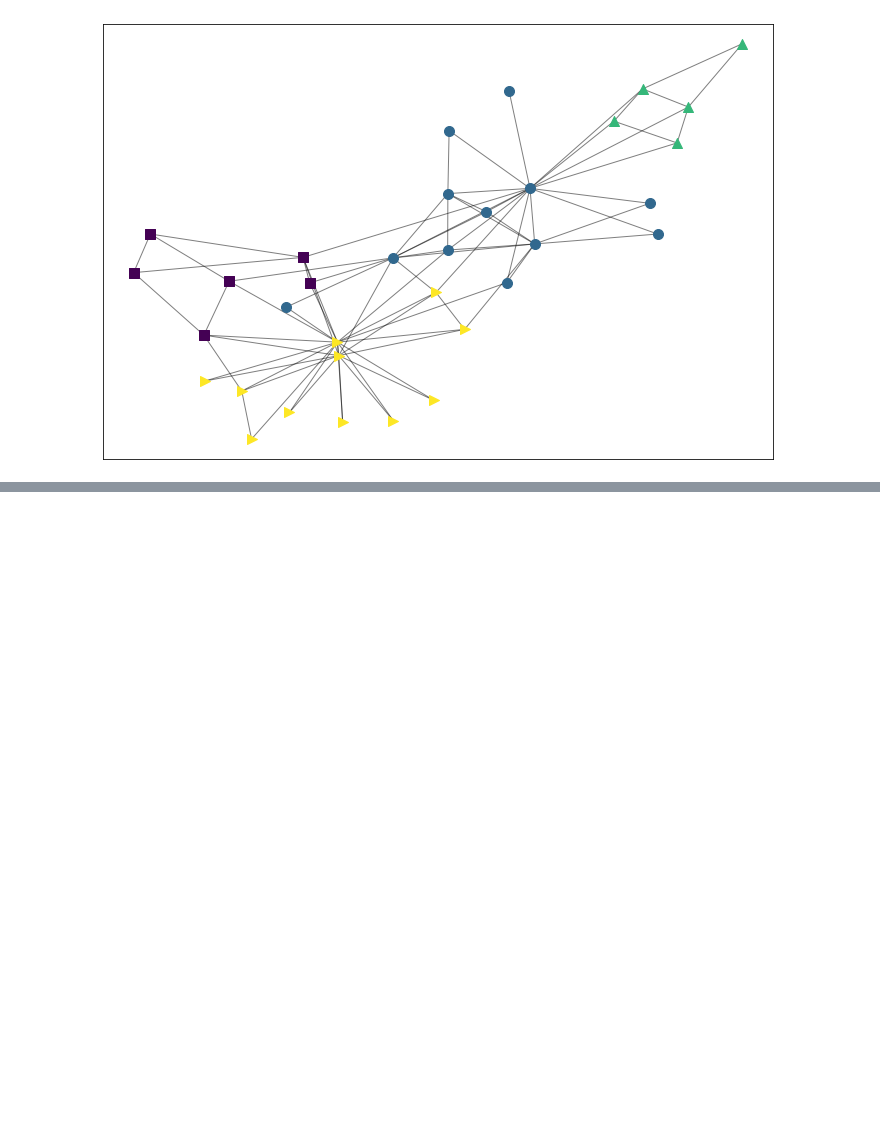
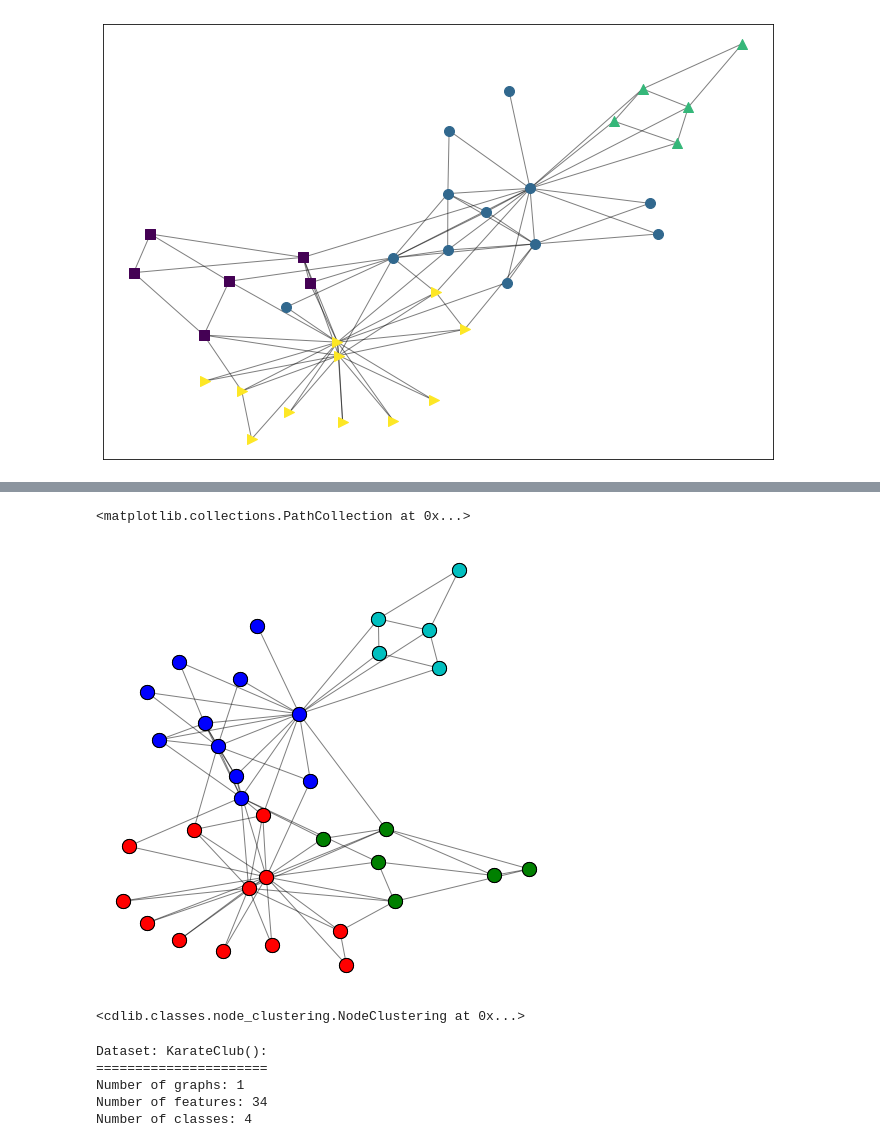
Before and after one commit to mamintoosi-papers-codes/ClusterGCN, a Jupyter notebook: karate.ipynb, the cells around one changed output, grey strips where cells are left out. Cells and saved outputs as stored; diff of their text form; code cells hidden in the pictures; blank space fills up the shorter version.

Commit message:
Edit Karate

```diff
--- a/karate.ipynb
+++ b/karate.ipynb
@@ -26,0 +80,28 @@ for node, color in partition.items():
+# %%
+from cdlib import algorithms, viz
+# com = algorithms.kclique(G, k=4)
+com = algorithms.louvain(G)
+pos = nx.spring_layout(G, seed=42)
+viz.plot_network_clusters(G, com, pos)
+# %% [output]
+<matplotlib.collections.PathCollection at 0x...>
+[figure, added]
+# %%
+com
+# %% [output]
+<cdlib.classes.node_clustering.NodeClustering at 0x...>
+# %%
+from torch_geometric.datasets import KarateClub
+
+dataset = KarateClub()
+print(f'Dataset: {dataset}:')
+print('======================')
+print(f'Number of graphs: {len(dataset)}')
+print(f'Number of features: {dataset.num_features}')
+print(f'Number of classes: {dataset.num_classes}')
+# %% [output]
+Dataset: KarateClub():
+======================
+Number of graphs: 1
+Number of features: 34
+Number of classes: 4
```
Also changed, not shown: parts of 7 cells of this notebook, 2 other files.
